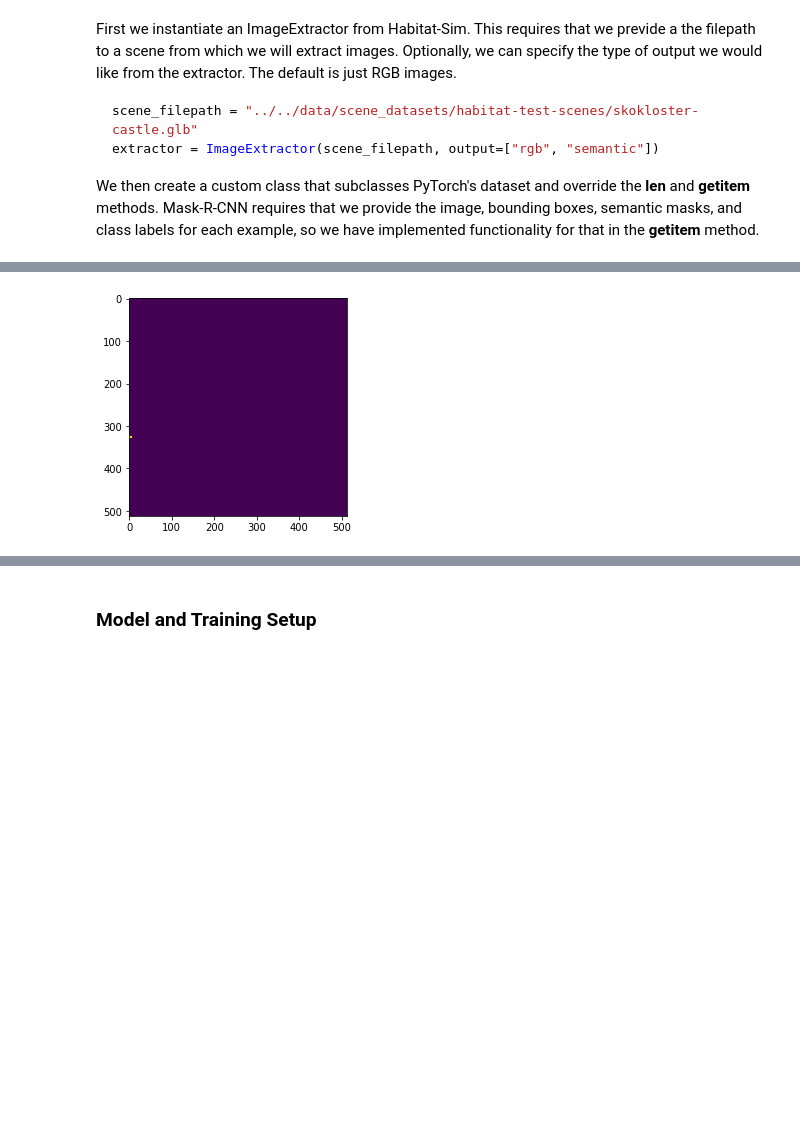
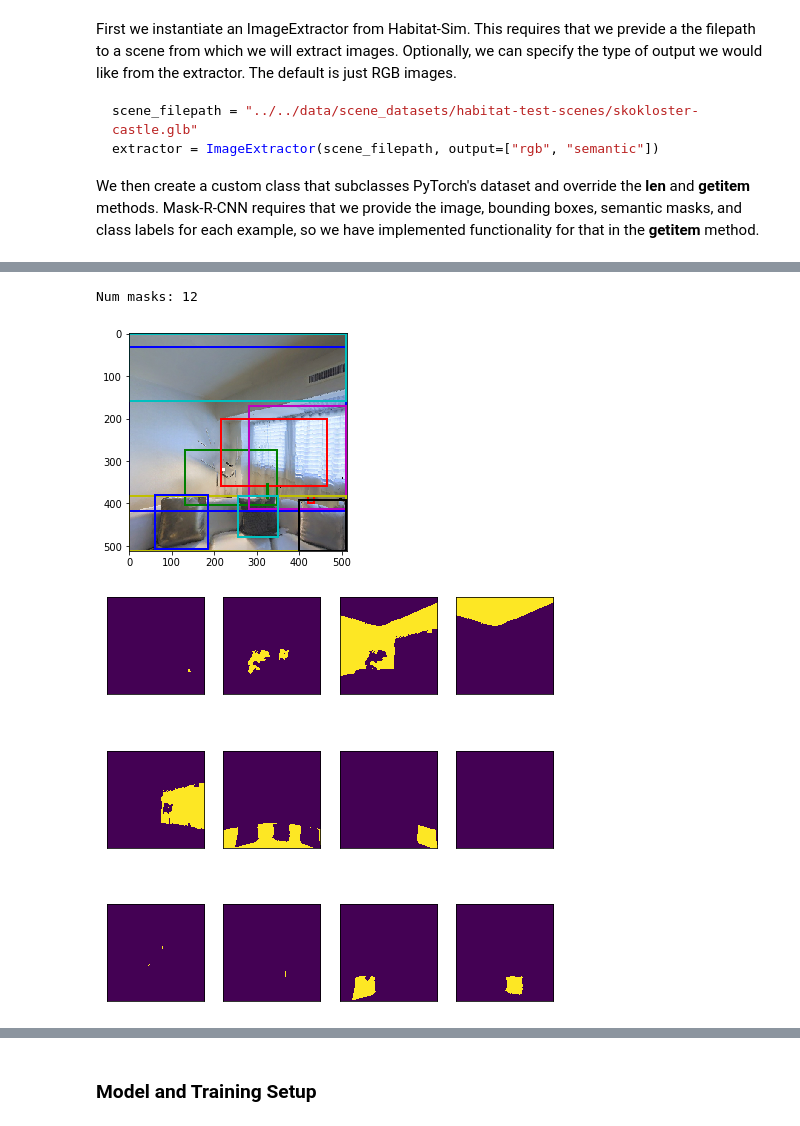
Before and after one commit to facebookresearch/habitat-sim, a Jupyter notebook: Instance-Segmentation-Example.ipynb, the cells around one changed output, grey strips where cells are left out. Saved outputs shown, nothing was run; the diff lists cells and outputs as text; code cells hidden in the pictures; blank space fills up the shorter version.

```diff
--- a/Instance-Segmentation-Example.ipynb
+++ b/Instance-Segmentation-Example.ipynb
@@ -132,13 +135,3 @@ dataloader_train = torch.utils.data.DataLoader(dataset_train, batch_size=2, shuf
                                           collate_fn=collate_fn)
 dataloader_test = torch.utils.data.DataLoader(dataset_test, batch_size=2, shuffle=False,
                                           collate_fn=collate_fn)
-# %%
-img, target = dataset_train[1]
-
-img = img.permute(1, 2, 0).numpy()
-mask = target['masks'][7].numpy()
-
-plt.imshow(mask)
-plt.show()
-# %% [output]
-[figure, removed]
@@ -144,0 +145,44 @@ plt.show()
+# %%
+import matplotlib.patches as patches
+
+
+def show_data(data_idx, mask_idx=0, show_masks=False):
+    img, target = dataset_train[data_idx]
+    idx = mask_idx
+
+    print(f'Num masks: {len(target["masks"])}')
+    img = img.permute(1, 2, 0).numpy()
+    masks = target['masks'].numpy()
+    boxes = target['boxes'].numpy()
+    label = target['labels'][mask_idx]
+    area = target['area'][mask_idx]
+    fig ,ax = plt.subplots(1)
+    ax.imshow(img)
+    cmap = {0: 'r', 1: 'g', 2: 'b', 3: 'c', 4: 'm', 5: 'y', 6: 'k', 7: 'w'}
+    for i, box in enumerate(boxes):
+        h, w = box[3] - box[1], box[2] - box[0]
+        rect = patches.Rectangle((box[0], box[1]) , w, h, linewidth=2,
+                                 edgecolor=cmap[i % len(cmap)], facecolor='none')
+        ax.add_patch(rect)
+
+    if show_masks:
+        plt.show()
+        fig=plt.figure(figsize=(8, 8))
+        columns = 4
+        rows = math.ceil(len(target['masks']) / columns)
+        for i in range(1, columns * rows + 1):
+            if i > len(target['masks']):
+                break
+            mask = masks[i - 1]
+            fig.add_subplot(rows, columns, i)
+            plt.xticks([])
+            plt.yticks([])
+            plt.imshow(mask)
+
+        plt.show()
+
+show_data(1, show_masks=True)
+# %% [output]
+Num masks: 12
+[figure, added]
+[figure, added]
```
Also changed, not shown: parts of 7 cells of this notebook, 8 other files.
